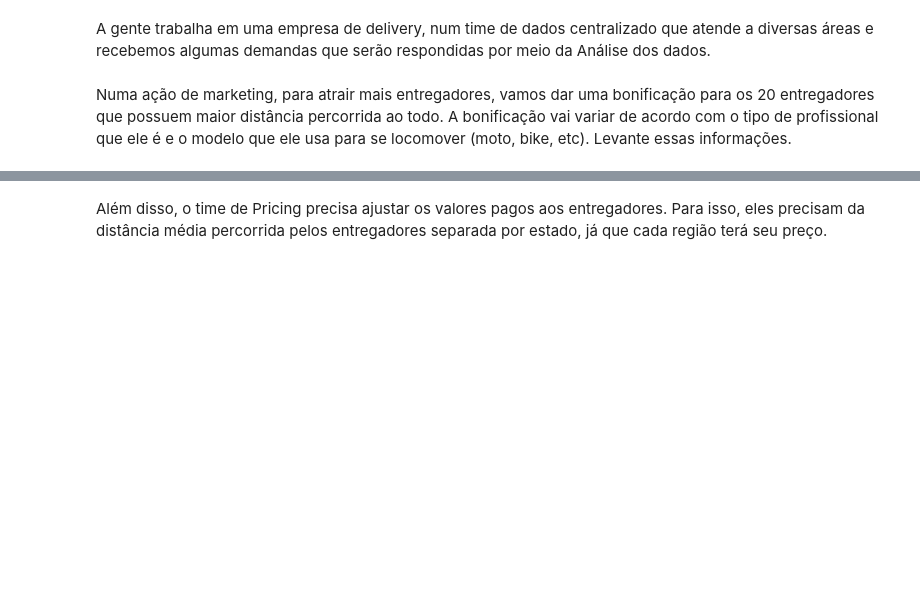
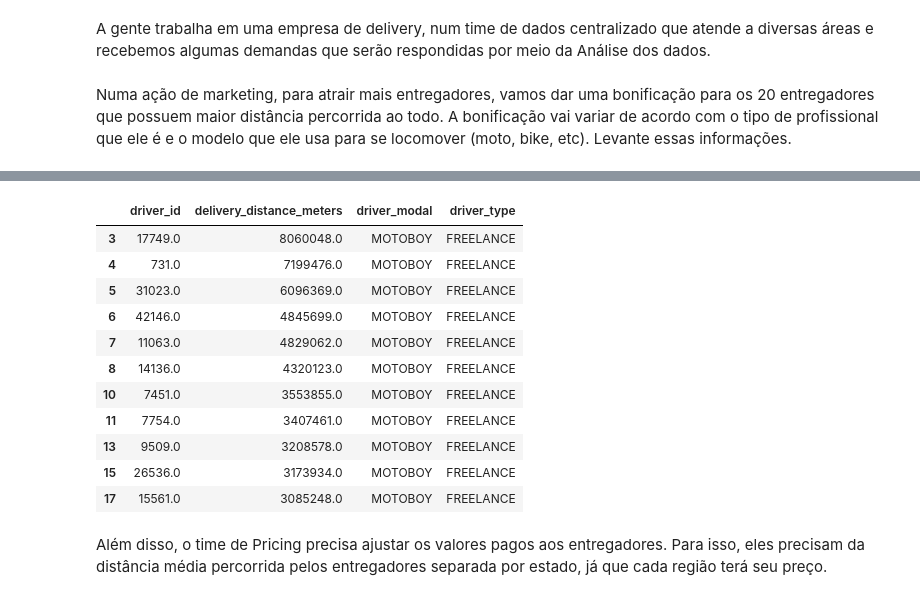
Before and after one commit to mtzdantas/delivery_analysis, a Jupyter notebook: main.ipynb, the cells around one changed output, grey strips where cells are left out. Drawn from its saved outputs; the diff is of its cells as text; code cells hidden in the pictures; blank space fills up the shorter version.

```diff
--- a/main.ipynb
+++ b/main.ipynb
@@ -41,3 +55,18 @@ tops_freelance.to_excel('./output/tops_freelance.xlsx', index=False)
+# %%
+tops_freelance
+# %% [output]
+|  | driver_id | delivery_distance_meters | driver_modal | driver_type |
+| 3 | 17749.0 | 8060048.0 | MOTOBOY | FREELANCE |
+| 4 | 731.0 | 7199476.0 | MOTOBOY | FREELANCE |
+| 5 | 31023.0 | 6096369.0 | MOTOBOY | FREELANCE |
+| 6 | 42146.0 | 4845699.0 | MOTOBOY | FREELANCE |
+| 7 | 11063.0 | 4829062.0 | MOTOBOY | FREELANCE |
+| 8 | 14136.0 | 4320123.0 | MOTOBOY | FREELANCE |
+| 10 | 7451.0 | 3553855.0 | MOTOBOY | FREELANCE |
+| 11 | 7754.0 | 3407461.0 | MOTOBOY | FREELANCE |
+| 13 | 9509.0 | 3208578.0 | MOTOBOY | FREELANCE |
+| 15 | 26536.0 | 3173934.0 | MOTOBOY | FREELANCE |
+| 17 | 15561.0 | 3085248.0 | MOTOBOY | FREELANCE |
 # %% [markdown]
 Além disso, o time de Pricing precisa ajustar os valores pagos aos entregadores. Para isso, eles precisam da distância média percorrida pelos entregadores separada por estado, já que cada região terá seu preço.
 # %%
```
Also changed, not shown: parts of 9 cells of this notebook.
